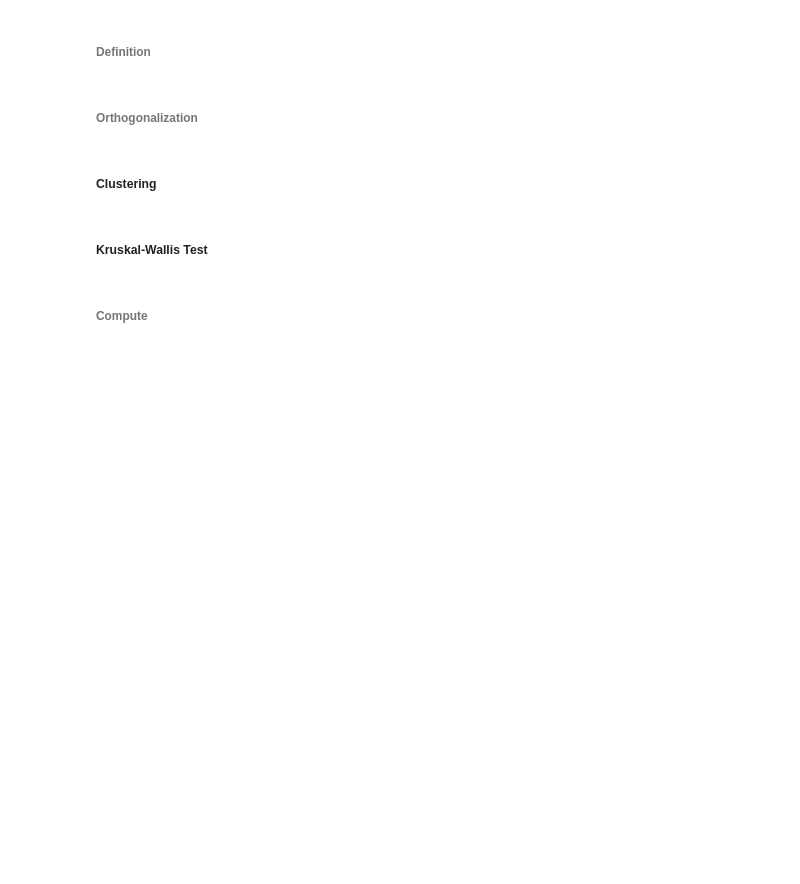
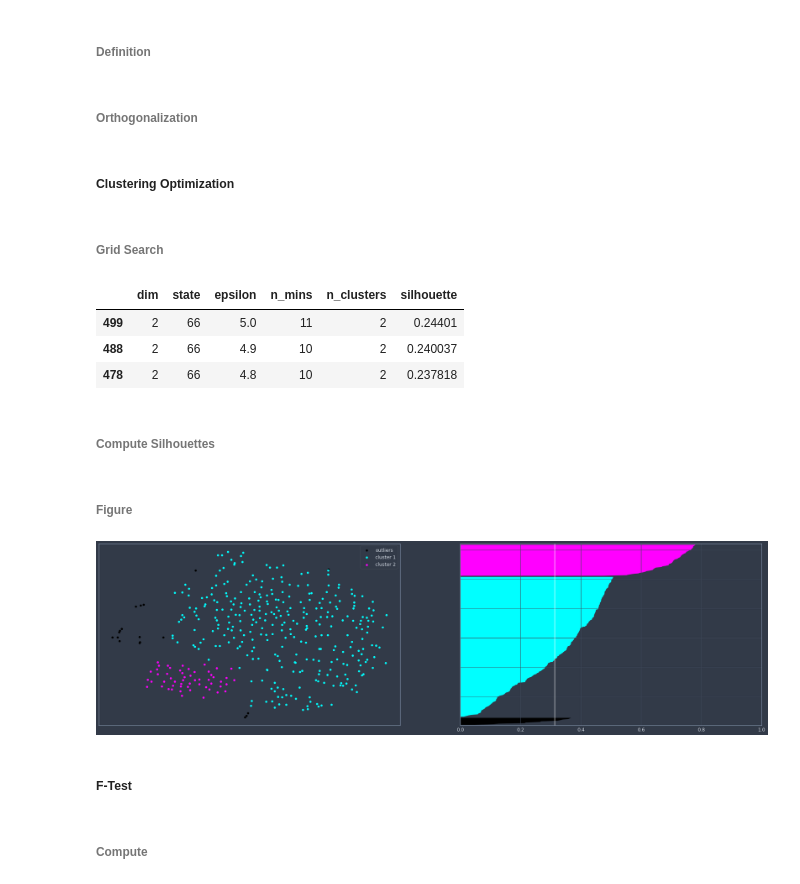
Before and after one commit to BorgwardtLab/Pediatric-Sepsis, a Jupyter notebook: multiview_clustering_jk.ipynb, the cells around one changed output. Saved outputs shown, nothing was run; the diff lists cells and outputs as text; code cells hidden in the pictures; blank space fills up the shorter version.

```diff
--- a/multiview_clustering_jk.ipynb
+++ b/multiview_clustering_jk.ipynb
@@ -884,5 +1611,9 @@ infpc_fg2
+# %%
+n_states = 100
+n_comps  = [2]
+epss     = np.linspace(.1,10,100)
+minss    = np.arange(2,12)
 # %% [markdown]
 #### Confounders
 # %%
-dem_df = std_df[dempc_cs].copy(deep=True)
-dem_df
+dem_df = std_df[dempc_cs+['age.at.bc']].copy(deep=True)
@@ -912,5 +1629,3 @@ phy_df = std_df[physio_cs].copy(deep=True)
 ###### Orthogonalization
 # %%
 phy_odf = ortho_project(phy_df,dem_df)
-# %% [markdown]
-##### Clustering
@@ -939,0 +1632,15 @@ phy_kdf = pd.concat([imp_df,k_df,k_odf],join='inner',axis=1)
+# %% [markdown]
+##### Clustering Optimization
+# %% [markdown]
+###### Grid Search
+# %%
+label     = 'physio'
+phyopt_df = cluster_optimization(phy_odf,n_states,n_comps,epss,minss,label)
+phyopt_df.head(3)
+# %% [output]
+|  | dim | state | epsilon | n_mins | n_clusters | silhouette |
+| 499 | 2 | 66 | 5.0 | 11 | 2 | 0.24401 |
+| 488 | 2 | 66 | 4.9 | 10 | 2 | 0.240037 |
+| 478 | 2 | 66 | 4.8 | 10 | 2 | 0.237818 |
+# %% [markdown]
+###### Compute Silhouettes
@@ -940,4 +1650,10 @@ phy_kdf = pd.concat([imp_df,k_df,k_odf],join='inner',axis=1)
+# %% [markdown]
+###### Figure
+# %%
+phyts_fig
+# %% [output]
+[figure, added]
 # %% [markdown]
-##### Kruskal-Wallis Test
+##### F-Test
 # %% [markdown]
 ###### Compute
```
Also changed, not shown: parts of 94 cells of this notebook, 2 other files.
